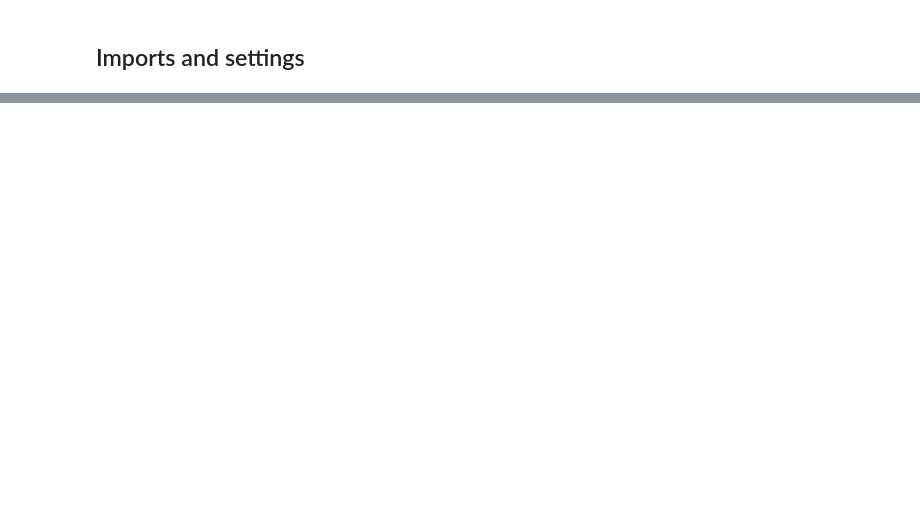
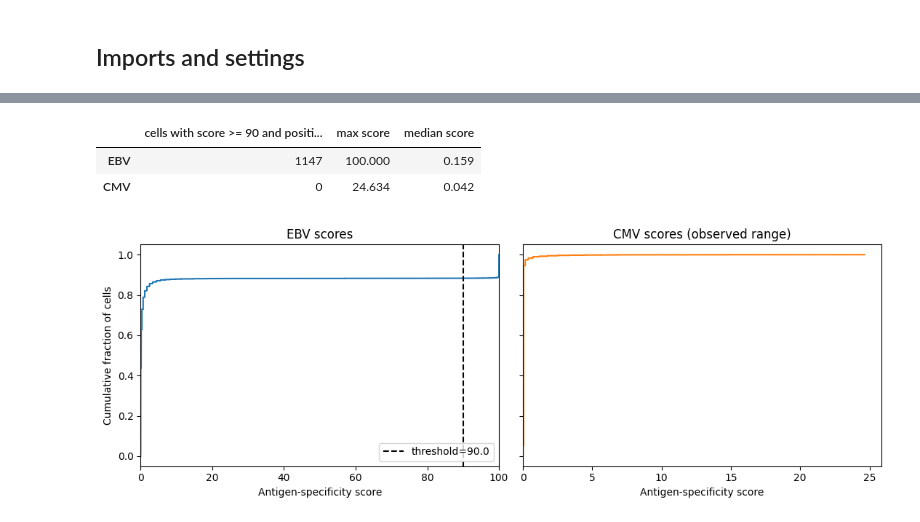
Before and after one commit to scverse/scirpy, a Jupyter notebook: docs/tutorials/tutorial_beam_t_query.ipynb, the cells around one changed output, grey strips where cells are left out. Saved outputs shown, nothing was run; the diff lists cells and outputs as text; code cells hidden in the pictures; blank space fills up the shorter version.

Commit message:
docs: add BEAM-T receptor query tutorial

```diff
--- a/docs/tutorials/tutorial_beam_t_query.ipynb
+++ b/docs/tutorials/tutorial_beam_t_query.ipynb
@@ -395,14 +70,0 @@ The first plot compares the full EBV and CMV score distributions with an illustr
-# %%
-plt.figure(figsize=(8, 5))
-for values, label in [
-    (antigen_table["EBV_score"], "EBV"),
-    (antigen_table["CMV_score"], "CMV (assayed comparator)"),
-]:
-    x, y = ecdf_xy(values)
-    plt.step(x, y, where="post", label=label)
-plt.axvline(BEAM_SCORE_THRESHOLD, linestyle="--", label=f"threshold={BEAM_SCORE_THRESHOLD}")
-plt.title("ECDF of BEAM antigen-specificity scores")
-plt.xlabel("Antigen-specificity score")
-plt.ylabel("Cumulative fraction of cells")
-plt.legend()
-plt.tight_layout()
@@ -724,0 +127,34 @@ display(score_group_table)
+# %%
+display(
+    pd.DataFrame(
+        {
+            "cells with score >= 90 and positive UMI": [
+                int(((antigen_table["EBV_score"] >= BEAM_SCORE_THRESHOLD) & antigen_table["EBV_umi"].gt(0)).sum()),
+                int(((antigen_table["CMV_score"] >= BEAM_SCORE_THRESHOLD) & antigen_table["CMV_umi"].gt(0)).sum()),
+            ],
+            "max score": [antigen_table["EBV_score"].max(), antigen_table["CMV_score"].max()],
+            "median score": [antigen_table["EBV_score"].median(), antigen_table["CMV_score"].median()],
+        },
+        index=["EBV", "CMV"],
+    )
+)
+
+fig, axes = plt.subplots(1, 2, figsize=(11, 4), sharey=True)
+for ax, values, title, xmax, color in [
+    (axes[0], antigen_table["EBV_score"], "EBV scores", 100, "#1f77b4"),
+    (axes[1], antigen_table["CMV_score"], "CMV scores (observed range)", antigen_table["CMV_score"].max() * 1.05, "#ff7f0e"),
+]:
+    clean = np.sort(values.dropna().to_numpy(dtype=float))
+    ax.step(clean, np.arange(1, clean.size + 1) / clean.size, where="post", color=color)
+    ax.set_xlim(0, xmax)
+    ax.set_title(title)
+    ax.set_xlabel("Antigen-specificity score")
+axes[0].axvline(BEAM_SCORE_THRESHOLD, linestyle="--", color="black", label=f"threshold={BEAM_SCORE_THRESHOLD}")
+axes[0].set_ylabel("Cumulative fraction of cells")
+axes[0].legend(loc="lower right")
+fig.tight_layout()
+# %% [output]
+|  | cells with score >= 90 and positi... | max score | median score |
+| EBV | 1147 | 100.000 | 0.159 |
+| CMV | 0 | 24.634 | 0.042 |
+[figure, added]
```
Also changed, not shown: parts of 42 cells of this notebook.
